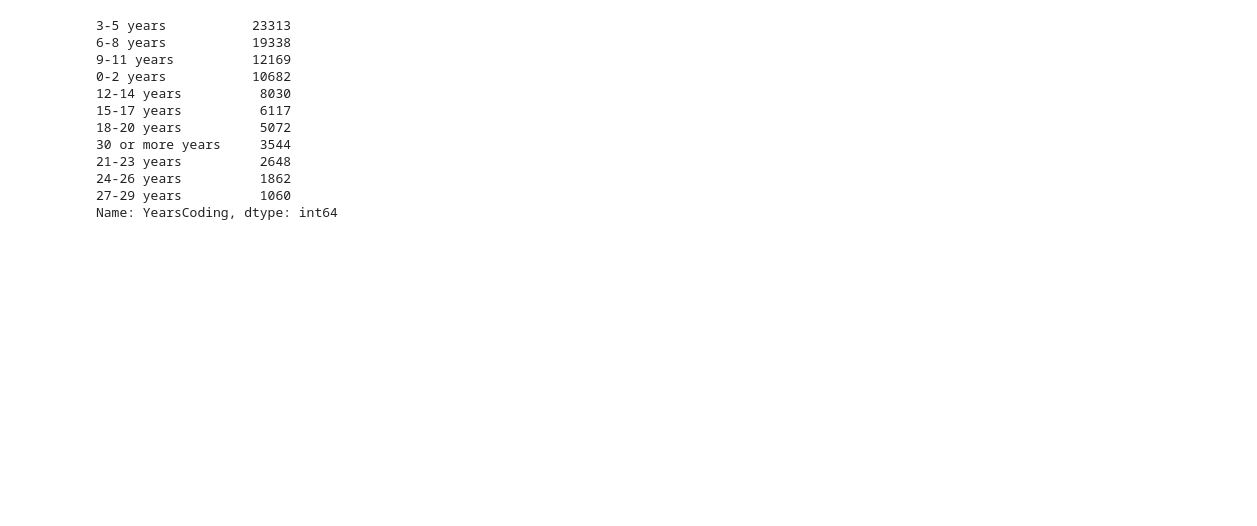
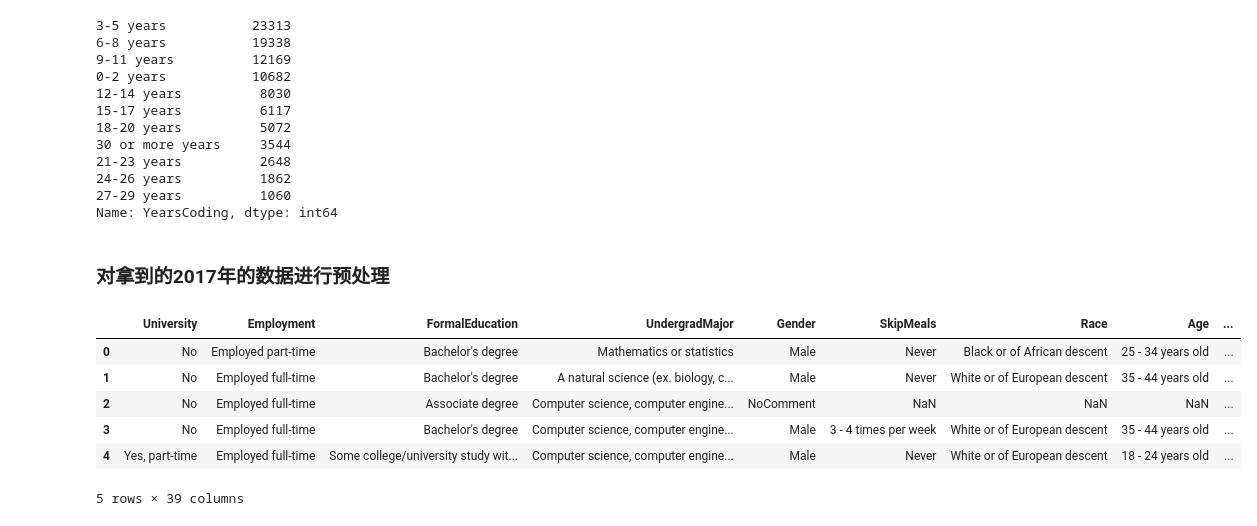
Before and after one commit to ZenRay/StackOverflowReport, a Jupyter notebook: preprocess/Overflow_2018.ipynb, the cells around one changed output. Cells and saved outputs as stored; diff of their text form; code cells hidden in the pictures; blank space fills up the shorter version.

```diff
--- a/preprocess/Overflow_2018.ipynb
+++ b/preprocess/Overflow_2018.ipynb
@@ -1204,3 +476,7 @@ Name: YearsCoding, dtype: int64
 df_2018_clean.to_csv('stackoverflow_2018.csv',index = False)
 # %%
 df_2018_clean = pd.read_csv('stackoverflow_2018.csv')
+# %% [markdown]
+### 对拿到的2017年的数据进行预处理
+# %%
+df2018 = pd.read_csv('stackoverflow_2018.csv')
@@ -1206,0 +485,10 @@ df_2018_clean = pd.read_csv('stackoverflow_2018.csv')
+# %%
+df2018.head()
+# %% [output]
+|  | University | Employment | FormalEducation | UndergradMajor | Gender | SkipMeals | Race | Age | ... |
+| 0 | No | Employed part-time | Bachelor's degree | Mathematics or statistics | Male | Never | Black or of African descent | 25 - 34 years old | ... |
+| 1 | No | Employed full-time | Bachelor's degree | A natural science (ex. biology, c... | Male | Never | White or of European descent | 35 - 44 years old | ... |
+| 2 | No | Employed full-time | Associate degree | Computer science, computer engine... | NoComment | NaN | NaN | NaN | ... |
+| 3 | No | Employed full-time | Bachelor's degree | Computer science, computer engine... | Male | 3 - 4 times per week | White or of European descent | 35 - 44 years old | ... |
+| 4 | Yes, part-time | Employed full-time | Some college/university study wit... | Computer science, computer engine... | Male | Never | White or of European descent | 18 - 24 years old | ... |
+5 rows × 39 columns
```
Also changed, not shown: parts of 119 cells of this notebook.
